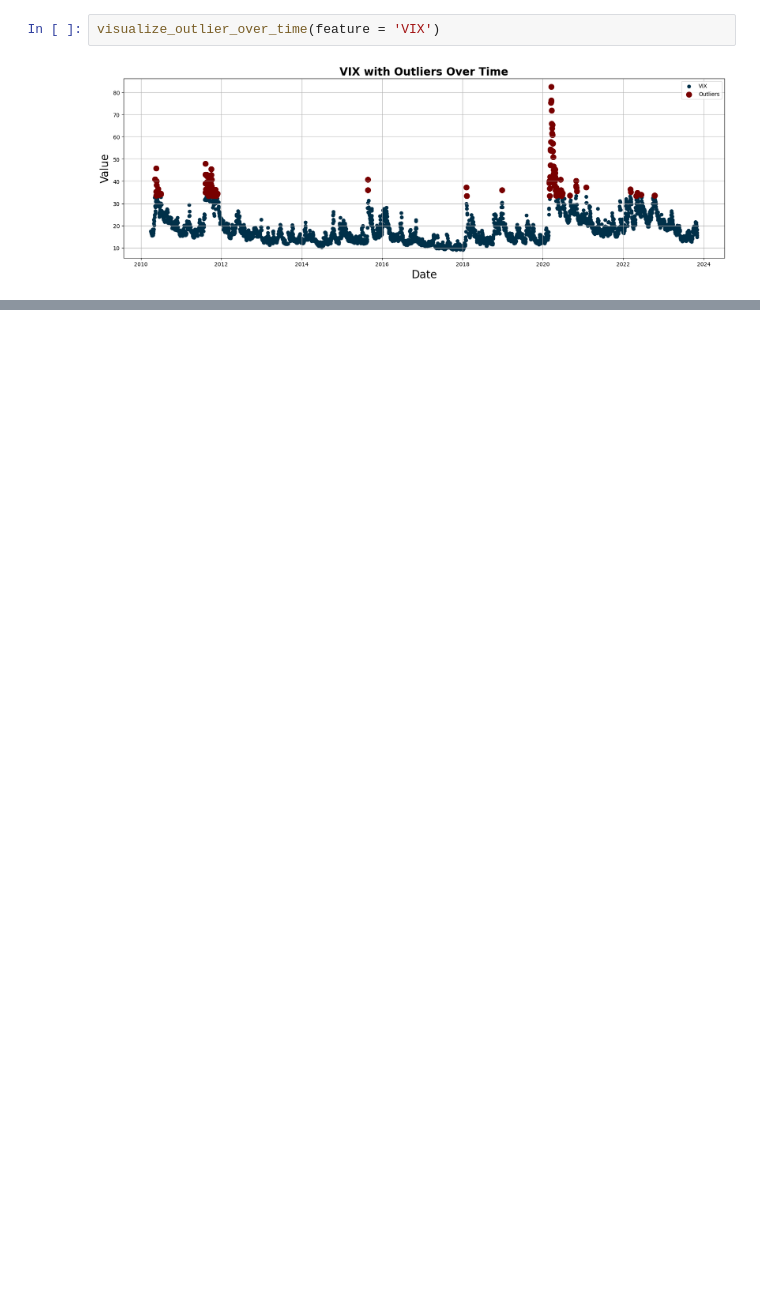
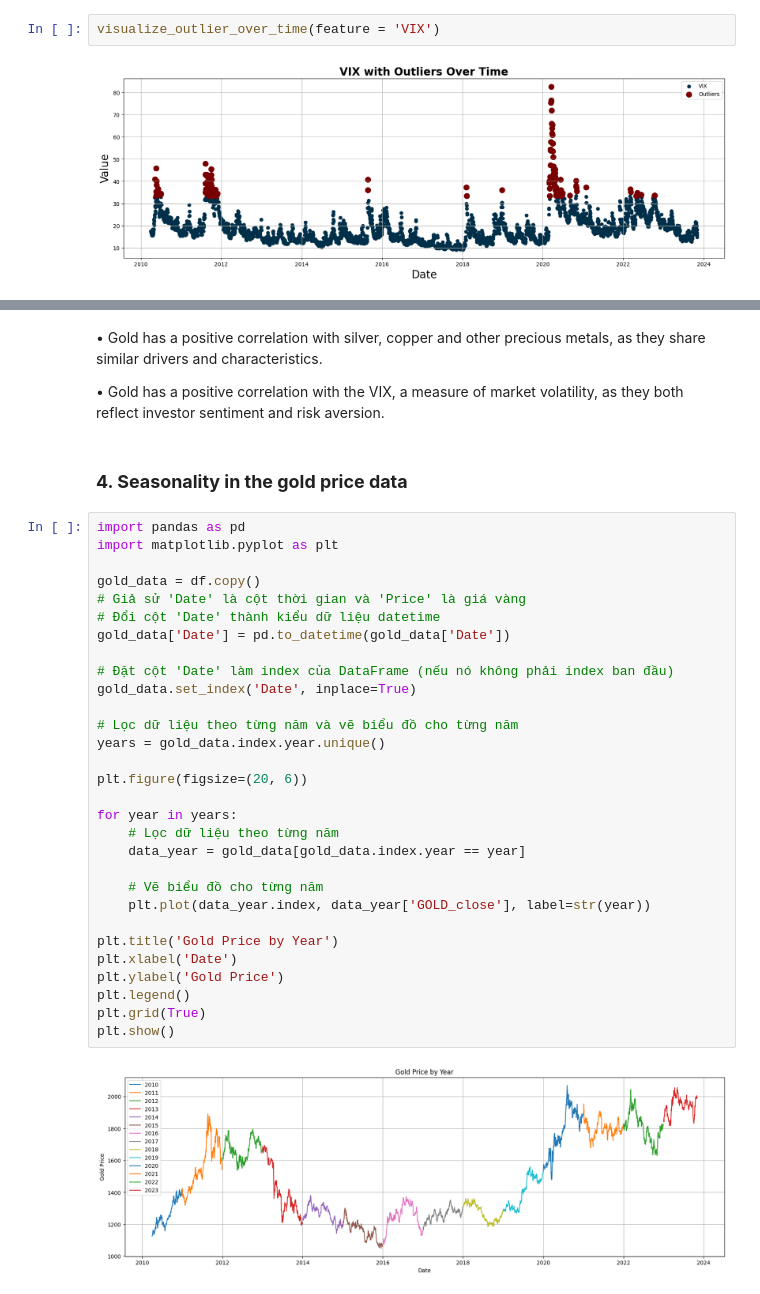
Before and after one commit to lavibula/GoldPricePrediction, a Jupyter notebook: data/EDA/TimeSeriesAnalysis2.ipynb, the cells around one changed output, grey strips where cells are left out. Cells and saved outputs as stored; diff of their text form; blank space fills up the shorter version.

```diff
--- a/data/EDA/TimeSeriesAnalysis2.ipynb
+++ b/data/EDA/TimeSeriesAnalysis2.ipynb
@@ -263,0 +286,38 @@ visualize_outlier_over_time(feature = 'VIX')
+# %% [markdown]
+• Gold has a positive correlation with silver, copper and other precious metals, as they share similar drivers and characteristics.
+
+• Gold has a positive correlation with the VIX, a measure of market volatility, as they both reflect investor sentiment and risk aversion.
+# %% [markdown]
+### **4. Seasonality in the gold price data**
+# %%
+import pandas as pd
+import matplotlib.pyplot as plt
+
+gold_data = df.copy()
+# Giả sử 'Date' là cột thời gian và 'Price' là giá vàng
+# Đổi cột 'Date' thành kiểu dữ liệu datetime
+gold_data['Date'] = pd.to_datetime(gold_data['Date'])
+
+# Đặt cột 'Date' làm index của DataFrame (nếu nó không phải index ban đầu)
+gold_data.set_index('Date', inplace=True)
+
+# Lọc dữ liệu theo từng năm và vẽ biểu đồ cho từng năm
+years = gold_data.index.year.unique()
+
+plt.figure(figsize=(20, 6))
+
+for year in years:
+    # Lọc dữ liệu theo từng năm
+    data_year = gold_data[gold_data.index.year == year]
+
+    # Vẽ biểu đồ cho từng năm
+    plt.plot(data_year.index, data_year['GOLD_close'], label=str(year))
+
+plt.title('Gold Price by Year')
+plt.xlabel('Date')
+plt.ylabel('Gold Price')
+plt.legend()
+plt.grid(True)
+plt.show()
+# %% [output]
+[figure, added]
```
Also changed, not shown: parts of 12 cells of this notebook.
